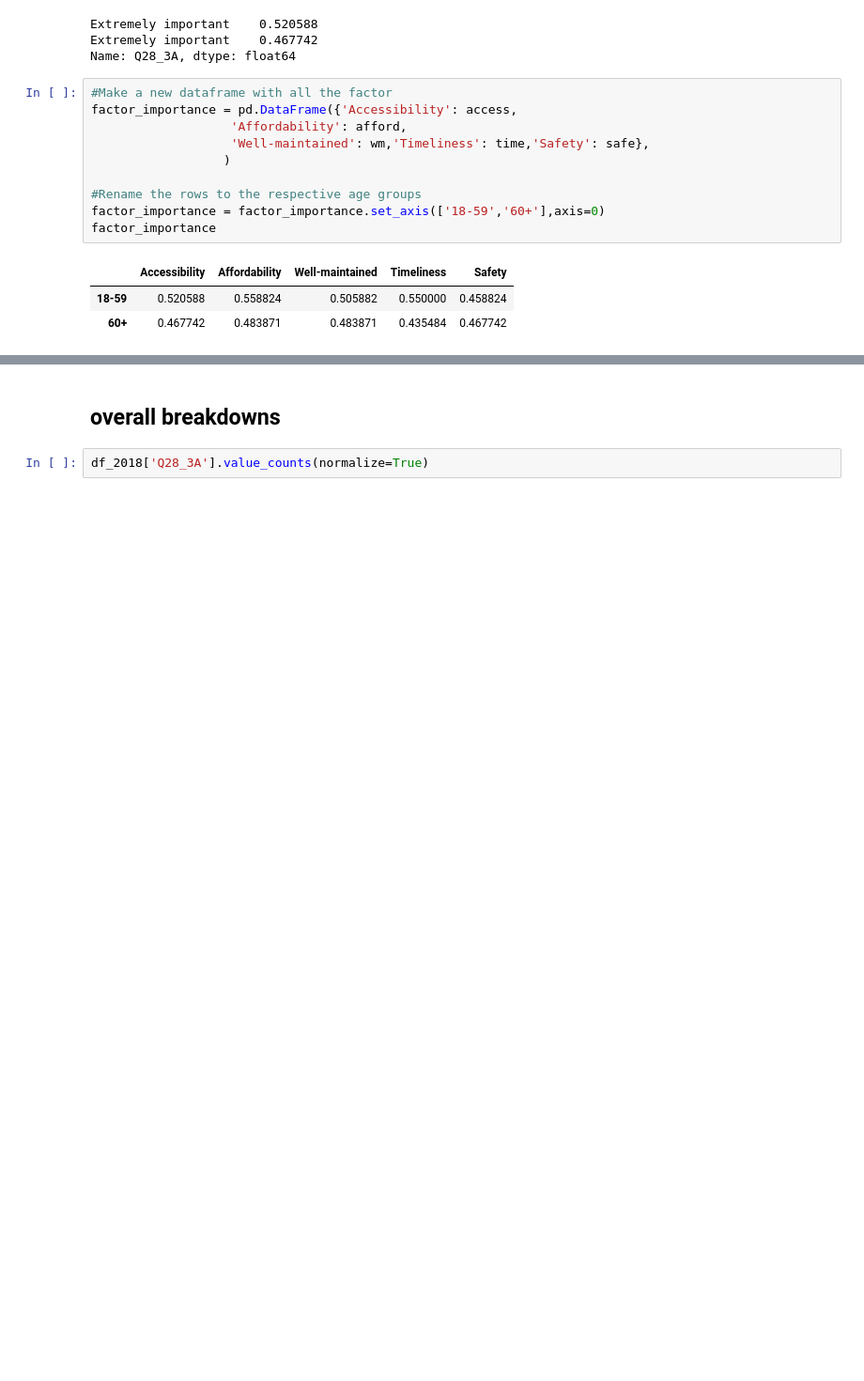
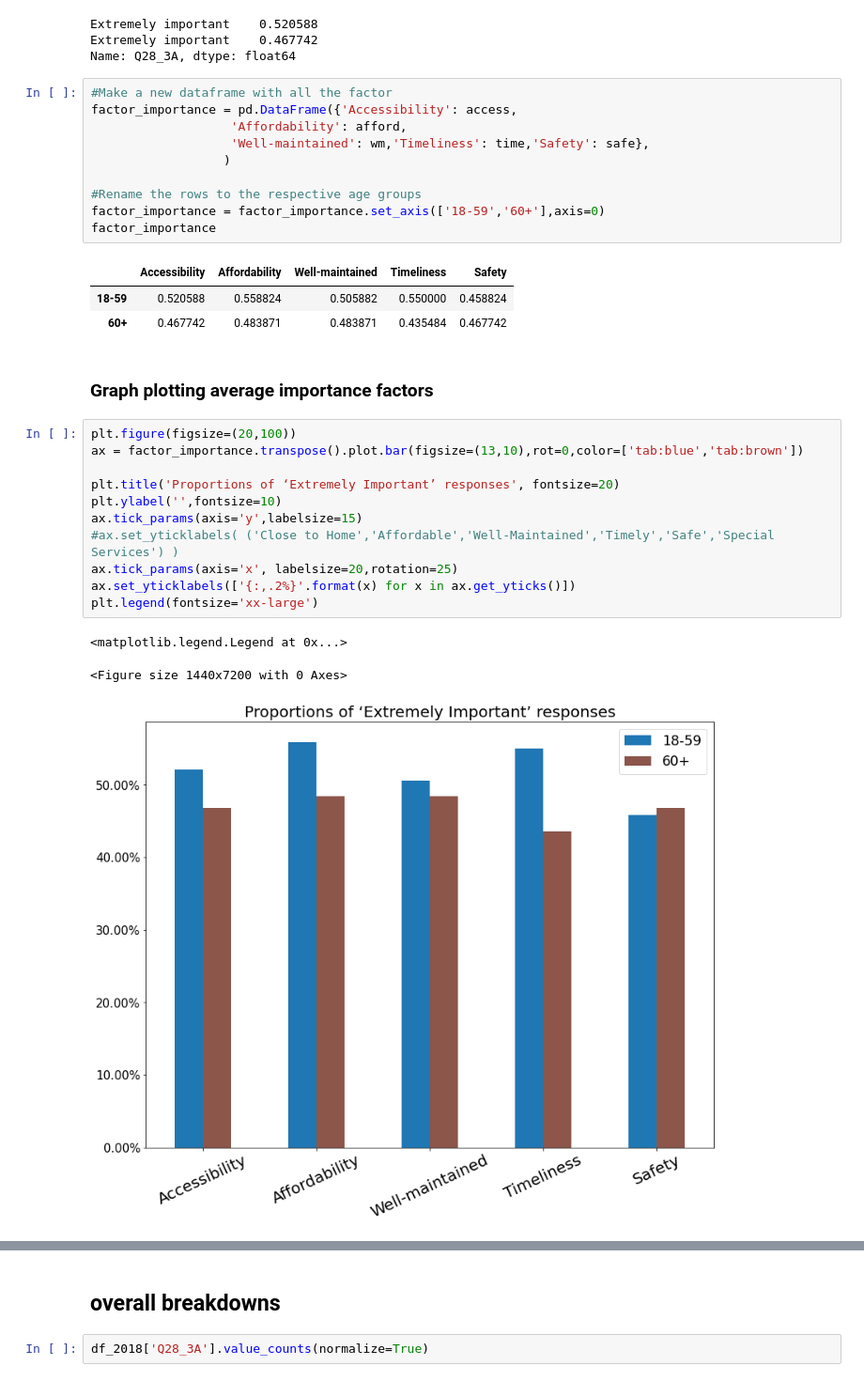
Before and after one commit to matthewasloan95/social-isolation-transportation, a Jupyter notebook: Cleaning-and-EDA.ipynb, the cells around one changed output, grey strips where cells are left out. Shown at 94% size. Cells and saved outputs as stored; diff of their text form; blank space fills up the shorter version.

Commit message:
made graphs for presentation

```diff
--- a/Cleaning-and-EDA.ipynb
+++ b/Cleaning-and-EDA.ipynb
@@ -268,3 +268,20 @@ factor_importance
 |  | Accessibility | Affordability | Well-maintained | Timeliness | Safety |
 | 18-59 | 0.520588 | 0.558824 | 0.505882 | 0.550000 | 0.458824 |
 | 60+ | 0.467742 | 0.483871 | 0.483871 | 0.435484 | 0.467742 |
+# %% [markdown]
+### Graph plotting average importance factors
+# %%
+plt.figure(figsize=(20,100))
+ax = factor_importance.transpose().plot.bar(figsize=(13,10),rot=0,color=['tab:blue','tab:brown'])
+
+plt.title('Proportions of ‘Extremely Important’ responses', fontsize=20)
+plt.ylabel('',fontsize=10)
+ax.tick_params(axis='y',labelsize=15)
+#ax.set_yticklabels( ('Close to Home','Affordable','Well-Maintained','Timely','Safe','Special Services') )
+ax.tick_params(axis='x', labelsize=20,rotation=25)
+ax.set_yticklabels(['{:,.2%}'.format(x) for x in ax.get_yticks()])
+plt.legend(fontsize='xx-large')
+# %% [output]
+<matplotlib.legend.Legend at 0x...>
+<Figure size 1440x7200 with 0 Axes>
+[figure, added]
```
Also changed, not shown: parts of 48 cells of this notebook.
